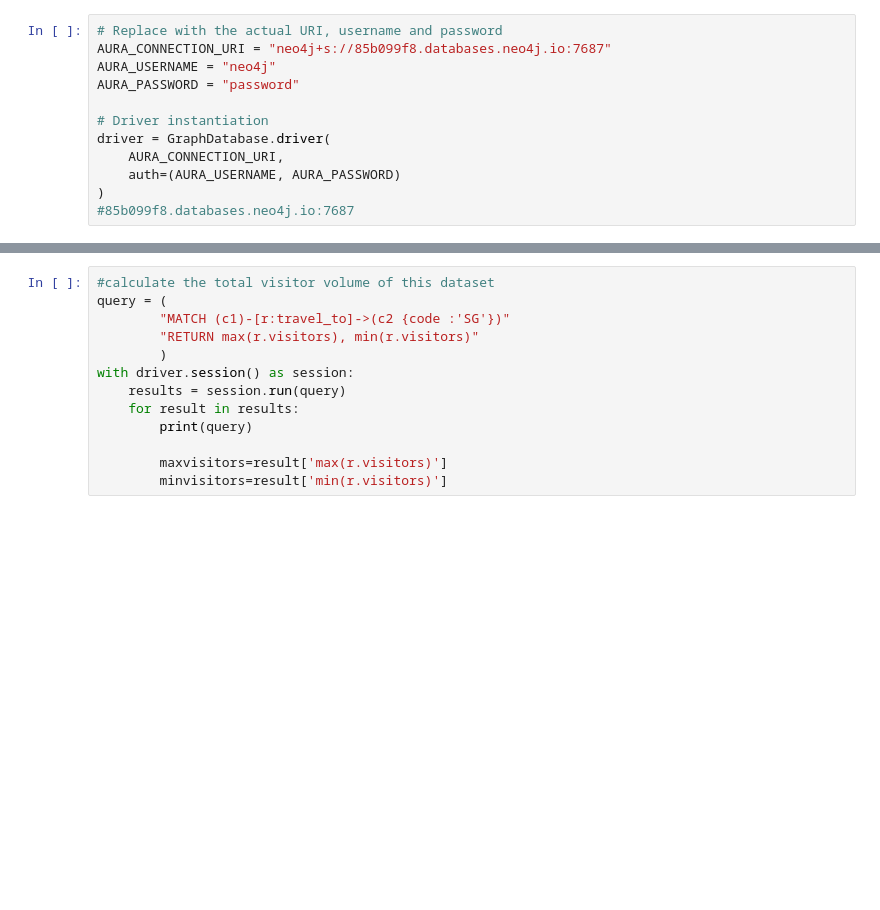
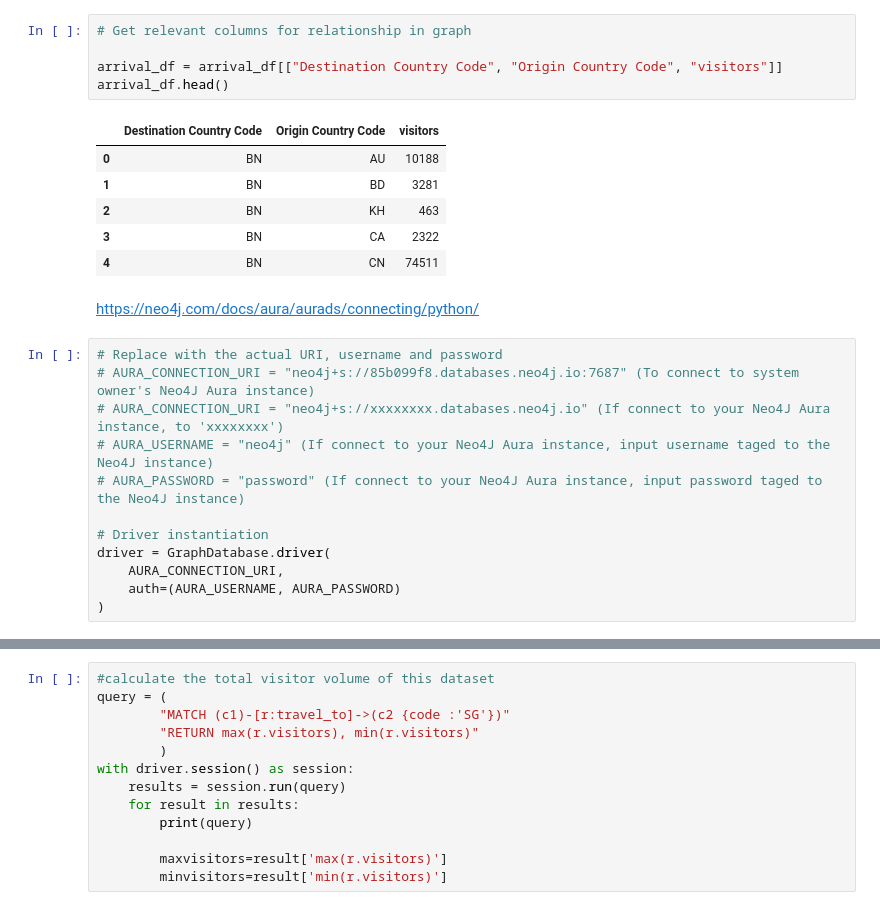
Before and after one commit to boyanng/IRS-PM-2022-05-20-IS05PT-GRP-Apollo, a Jupyter notebook: SystemCode/TrainModelOrBuildKB/CountryTravelersNetworkBuilding.ipynb, the cells around one changed output, grey strips where cells are left out. Drawn from its saved outputs; the diff is of its cells as text; blank space fills up the shorter version.

```diff
--- a/SystemCode/TrainModelOrBuildKB/CountryTravelersNetworkBuilding.ipynb
+++ b/SystemCode/TrainModelOrBuildKB/CountryTravelersNetworkBuilding.ipynb
@@ -9,12 +78,26 @@ Scoring based on traveller volume
+# %%
+# Get relevant columns for relationship in graph
+
+arrival_df = arrival_df[["Destination Country Code", "Origin Country Code", "visitors"]]
+arrival_df.head()
+# %% [output]
+|  | Destination Country Code | Origin Country Code | visitors |
+| 0 | BN | AU | 10188 |
+| 1 | BN | BD | 3281 |
+| 2 | BN | KH | 463 |
+| 3 | BN | CA | 2322 |
+| 4 | BN | CN | 74511 |
+# %% [markdown]
+https://neo4j.com/docs/aura/aurads/connecting/python/
 # %%
 # Replace with the actual URI, username and password
-AURA_CONNECTION_URI = "neo4j+s://85b099f8.databases.neo4j.io:7687"
-AURA_USERNAME = "neo4j"
-AURA_PASSWORD = "password"
+# AURA_CONNECTION_URI = "neo4j+s://85b099f8.databases.neo4j.io:7687" (To connect to system owner's Neo4J Aura instance)
+# AURA_CONNECTION_URI = "neo4j+s://xxxxxxxx.databases.neo4j.io" (If connect to your Neo4J Aura instance, to 'xxxxxxxx')
+# AURA_USERNAME = "neo4j" (If connect to your Neo4J Aura instance, input username taged to the Neo4J instance)
+# AURA_PASSWORD = "password" (If connect to your Neo4J Aura instance, input password taged to the Neo4J instance)
 
 # Driver instantiation
 driver = GraphDatabase.driver(
     AURA_CONNECTION_URI,
     auth=(AURA_USERNAME, AURA_PASSWORD)
 )
-#85b099f8.databases.neo4j.io:7687
```
Also changed, not shown: parts of 35 cells of this notebook, 4 other files.
